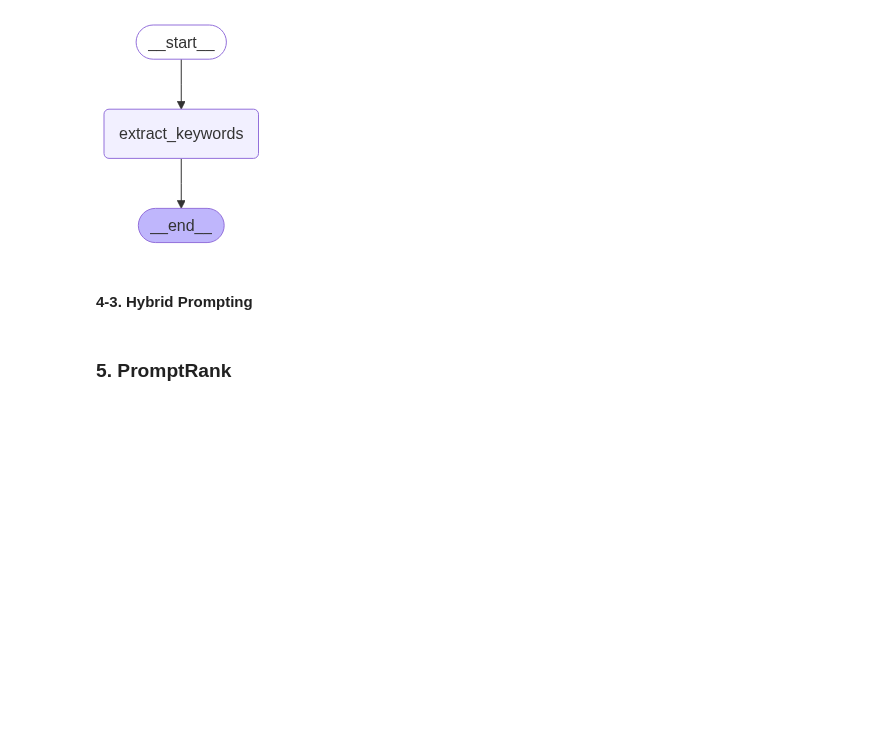
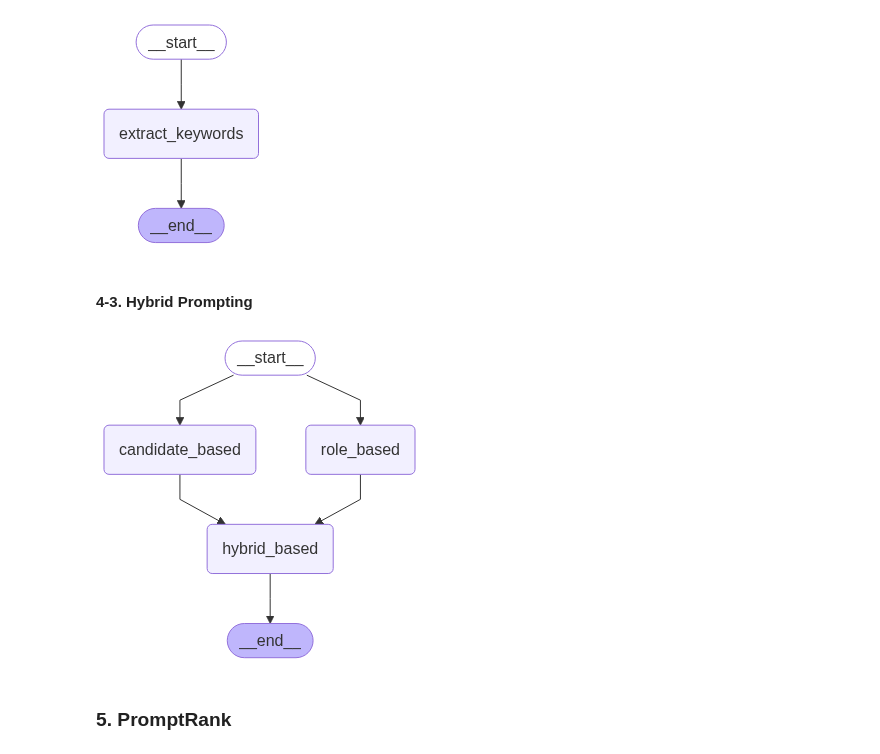
Before and after one commit to MartinusChoi/RealBreif, a Jupyter notebook: evaluate_keyword_extract.ipynb, the cells around one changed output. Drawn from its saved outputs; the diff is of its cells as text; code cells hidden in the pictures; blank space fills up the shorter version.

Commit message:
Feat: hybrid prompting 추출 구현 및 평가

```diff
--- a/evaluate_keyword_extract.ipynb
+++ b/evaluate_keyword_extract.ipynb
@@ -452,10 +487,12 @@ class OutputState(TypedDict):
     keywords: list[str]
 
 class GraphState(InputState, OutputState):
+    candidate_based_keywords: list[str]
+    role_based_keywords: list[str]
     pass
 
 # Define Nodes
-def keyword_extraction_node(state: InputState):
+def candidate_based_node(state: InputState):
     context = state['context']
     candidates = state['candidates']
 
@@ -478,36 +515,109 @@ def keyword_extraction_node(state: InputState):
 
     키워드 후보:
     {candidates}
     """
 
     system_message = SystemMessage(content=system_message_content)
     human_message = HumanMessage(content=human_message_content)
 
     keyword_list = structured_llm.invoke([system_message, human_message])
 
     return {
+        "candidate_based_keywords" : keyword_list.keywords
+    }
+
+def role_based_node(state: InputState):
+    context = state['context']
+
+    system_message_content = """
+    당신은 전문적인 기업 트렌드 분석가 입니다.
+    당신의 임무는 주어진 기업의 특정 기사에 대해 기업의 트렌드를 잘 나타낼 수 있는 주요 키워드를 선정하는 것입니다.
+    다음의 지침을 준수하며 기업의 트렌드 분석이 가능하도록 키워드를 30개 추출하세요.
+
+    <지침>
+    1. '사업', '선두주자'와 같이 해당 기업에 대해 설명할 수 없는 너무 일반적인 키워드는 제외하세요.
+    2. '~부문' 과 같이 특정 분야를 총괄하는 키워드는 제외하고, 기업에 대해 분석 가능한 직접적인 키워드를 선정하세요.
+    </지침>
+    """
+
+    human_message_content = f"""
+    다음의 기사에서 주요 키워드를 추출해주세요.
+
+    기사:
+    {context}
+    """
+
+    system_message = SystemMessage(content=system_message_content)
+    human_message = HumanMessage(content=human_message_content)
+
+    keyword_list = structured_llm.invoke([system_message, human_message])
+
+    return {
+        "role_based_keywords" : keyword_list.keywords
+    }
+
+def hybrid_based_node(state: GraphState):
+    context = state['context']
+    candidate_based_keywords = state['candidate_based_keywords']
+    role_based_keywords = state['role_based_keywords']
+
+    system_message_content = """
+    당신은 전문적인 키워드 분석가입니다.
+    당신의 임무는 주어진 기사에 대해 사전에 선정된 키워드 들을 검토하여 해당 기사를 더 잘 대표하는 키워드를 선정하는 것입니다.
+    다음의 지침을 준수하며 기업 트렌드 분석이 가능하도록 키워드 30개를 선택하세요.
+
+    <지침>
+    1. '사업', '선두주자'와 같이 해당 기업에 대해 설명할 수 없는 너무 일반적인 키워드는 제외하세요.
+    2. '~부문' 과 같이 특정 분야를 총괄하는 키워드는 제외하고, 기업에 대해 분석 가능한 직접적인 키워드를 선정하세요.
+    3. 주어진 키워드내에서 선택하세요.
+    </지침>
+    """
+
+    human_message_content = f"""
+    주어진 키워드 후보에서 다음의 기사를 더 잘 대표하는 키워드를 선정하세요.
+
+    기사:
+    {context}
+
+    키워드 후보:
+    {set(candidate_based_keywords + role_based_keywords)}
+    """
+
+    system_message = SystemMessage(content=system_message_content)
+    human_message = HumanMessage(content=human_message_content)
+
+    keyword_list = structured_llm.invoke([system_message, human_message])
+
+    return {
         "keywords" : keyword_list.keywords
     }
 
 
 # Define Graph Builder
 workflow = StateGraph(
     GraphState,
     input=InputState,
     output=OutputState
 )
 
 # add nodes
-workflow.add_node("extract_keywords", keyword_extraction_node)
+workflow.add_node("candidate_based", candidate_based_node)
+workflow.add_node("role_based", role_based_node)
+workflow.add_node("hybrid_based", hybrid_based_node)
 
 # add edges
-workflow.add_edge(START, "extract_keywords")
-workflow.add_edge("extract_keywords", END)
+workflow.add_edge(START, "candidate_based")
+workflow.add_edge(START, "role_based")
+workflow.add_edge("candidate_based", "hybrid_based")
+workflow.add_edge("role_based", "hybrid_based")
+workflow.add_edge("hybrid_based", END)
 
 # Compile Graph
 app = workflow.compile()
 
 app
+# %% [output]
+[figure, added]
 # %% [markdown]
 ### 5. PromptRank
 # %%
```
Also changed, not shown: parts of 4 cells of this notebook.
